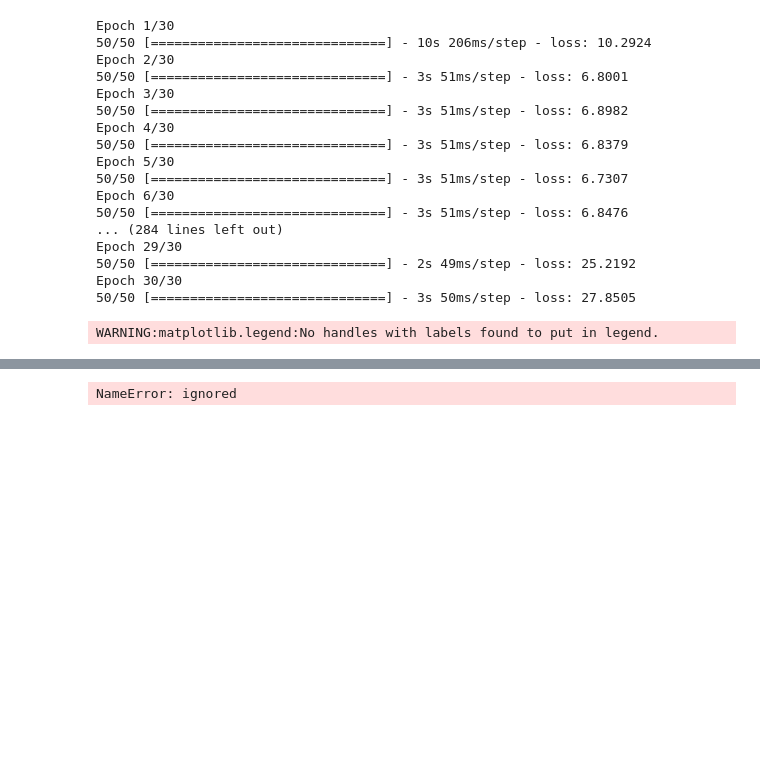
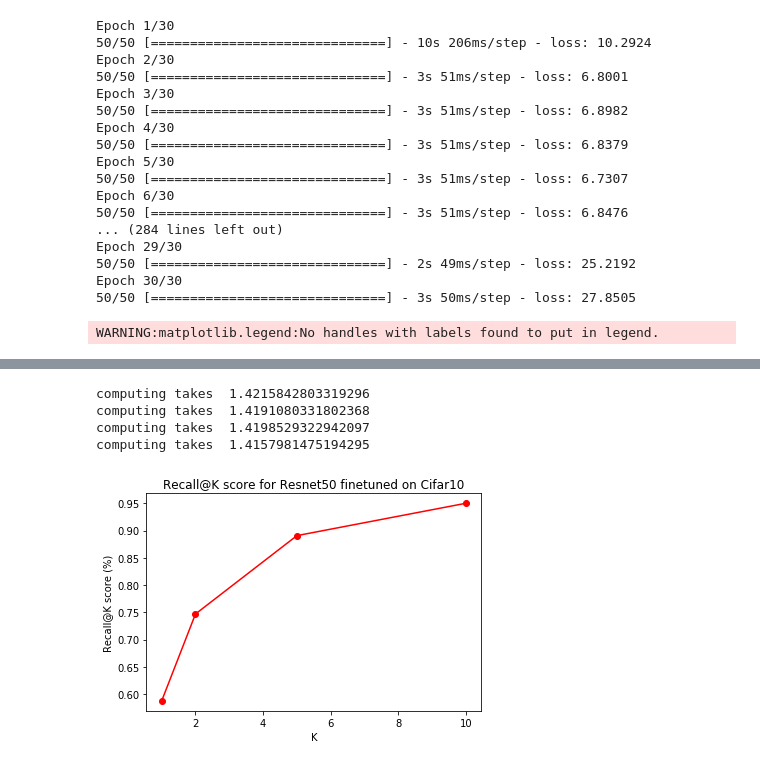
Before and after one commit to slala2121/Triplet-net-keras, a Jupyter notebook: deep_metric_learning_exp.ipynb, the cells around one changed output, grey strips where cells are left out. Cells and saved outputs as stored; diff of their text form; code cells hidden in the pictures; blank space fills up the shorter version.

Commit message:
cifar10 run

```diff
--- a/deep_metric_learning_exp.ipynb
+++ b/deep_metric_learning_exp.ipynb
@@ -698,18 +708,51 @@ assert np.allclose(recall_score,1.0)
 # %%
 # evaluate performance
 
-embeddings_layer_model=models.Model(inputs=model.input,outputs=model.layers[-4].output)
-predictions=embeddings_layer_model.predict(test_dataset)
+# smaller_test_dataset=test_dataset.take(num_batches_to_take)
+smaller_test_dataset=test_dataset
+embeddings_layer_model=models.Model(inputs=model.input,outputs=model.layers[-2].output)
+predictions=embeddings_layer_model.predict(smaller_test_dataset)
 
 # computes pairwise distance between the rows of predictions
 D=forward(predictions)
-num_test_samples=D.shape[0]
 
-Ks=[]
+num_samples=predictions.shape[0]
+test_labels=[]
+
+num_batches=int(1.0*num_samples/BATCH_SIZE)+1
+for test_image_batch,test_label_batch in smaller_test_dataset.take(num_batches):
+  test_labels.extend(test_label_batch)
+test_labels=np.array(test_labels)
+
+import time
+Ks=[1,2,5,10]
 recall_by_k=[]
 for k in Ks:
+  t_start=time.time()
   recall_at_k=compute_recall_at_k(D,test_labels,k)
+  t_end=time.time()
+  print("computing takes ", (t_end-t_start)*1.0/60)
   recall_by_k.append(recall_at_k)
 recall_by_k=np.array(recall_by_k)
+
+
+plt.figure()
+plt.plot(Ks,recall_by_k,color='r',marker='o')
+plt.ylabel('Recall@K score (%)')
+plt.xlabel('K')
+plt.title('Recall@K score for Resnet50 finetuned on Cifar10')
+plt.savefig(os.path.join(model_dir,'recall_by_k.png'))
 # %% [output]
-NameError: ignored
+computing takes  1.4215842803319296
+computing takes  1.4191080331802368
+computing takes  1.4198529322942097
+computing takes  1.4157981475194295
+# %%
+plt.figure()
+plt.plot(Ks,recall_by_k,color='r',marker='o')
+plt.ylabel('Recall@K score (%)')
+plt.xlabel('K')
+plt.title('Recall@K score for Resnet50 finetuned on Cifar10')
+plt.savefig(os.path.join(model_dir,'recall_by_k.png'))
+# %% [output]
+[figure, added]
```
Also changed, not shown: parts of 4 cells of this notebook.
